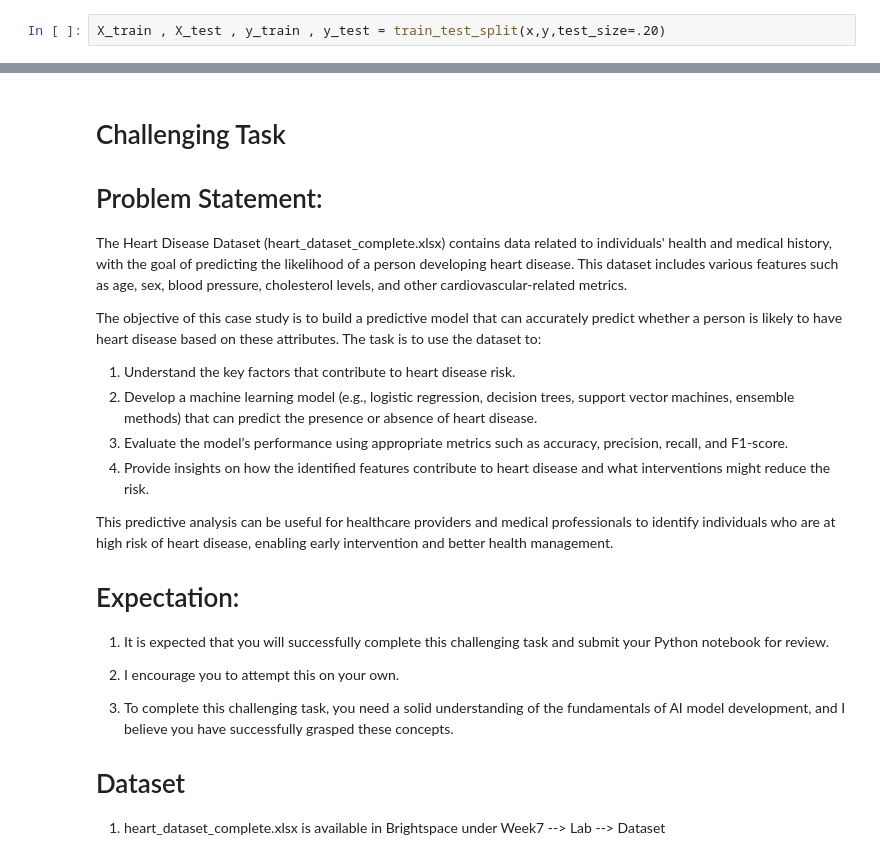
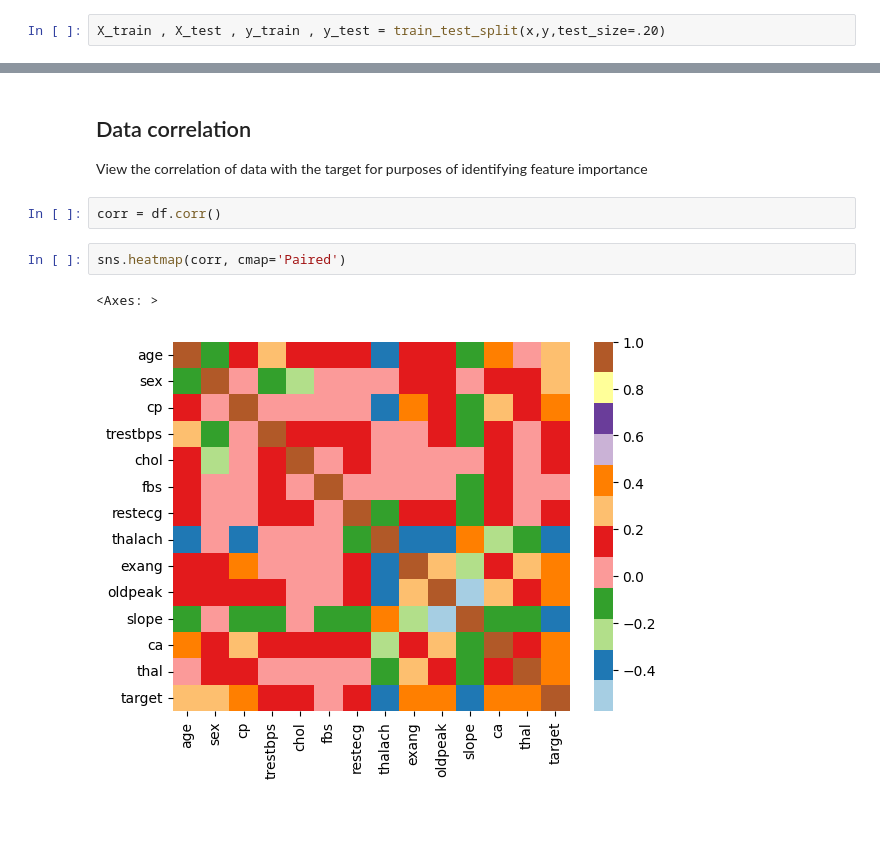
Before and after one commit to samariwa/artificial-intelligence-projects, a Jupyter notebook: Ensemble_Learning Heart Disease.ipynb, the cells around one changed output, grey strips where cells are left out. Drawn from its saved outputs; the diff is of its cells as text; blank space fills up the shorter version.

```diff
--- a/Ensemble_Learning Heart Disease.ipynb
+++ b/Ensemble_Learning Heart Disease.ipynb
@@ -304,27 +272,10 @@ accuracy_score(y_test,y_pred)
-# %% [markdown]
-# Challenging Task
-
-# Problem Statement:
-
-The Heart Disease Dataset (heart_dataset_complete.xlsx) contains data related to individuals' health and medical history, with the goal of predicting the likelihood of a person developing heart disease. This dataset includes various features such as age, sex, blood pressure, cholesterol levels, and other cardiovascular-related metrics.
-
-The objective of this case study is to build a predictive model that can accurately predict whether a person is likely to have heart disease based on these attributes. The task is to use the dataset to:
-
-1. Understand the key factors that contribute to heart disease risk.
-2. Develop a machine learning model (e.g., logistic regression, decision trees, support vector machines, ensemble methods) that can predict the presence or absence of heart disease.
-3. Evaluate the model’s performance using appropriate metrics such as accuracy, precision, recall, and F1-score.
-4. Provide insights on how the identified features contribute to heart disease and what interventions might reduce the risk.
-
-This predictive analysis can be useful for healthcare providers and medical professionals to identify individuals who are at high risk of heart disease, enabling early intervention and better health management.
-
-# Expectation:
-
-1. It is expected that you will successfully complete this challenging task and submit your Python notebook for review.
-
-2. I encourage you to attempt this on your own.
-
-3. To complete this challenging task, you need a solid understanding of the fundamentals of AI model development, and I believe you have successfully grasped these concepts.
-
-# Dataset
-
-1. heart_dataset_complete.xlsx is available in Brightspace under Week7 --> Lab --> Dataset
+# %% [markdown]
+## Data correlation
+View the correlation of data with the target for purposes of identifying feature importance
+# %%
+corr = df.corr()
+# %%
+sns.heatmap(corr, cmap='Paired')
+# %% [output]
+<Axes: >
+[figure, added]
```
Also changed, not shown: parts of 53 cells of this notebook.
